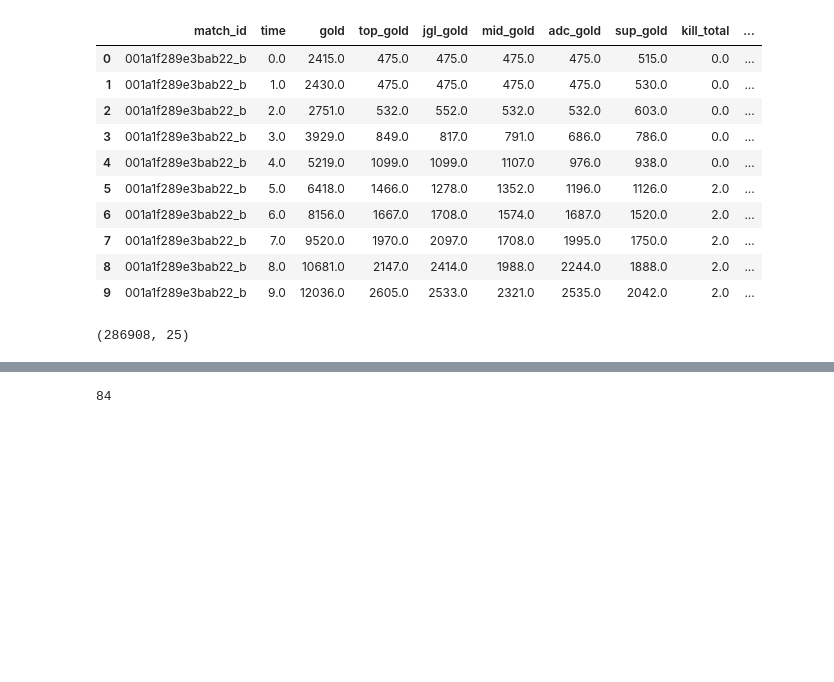
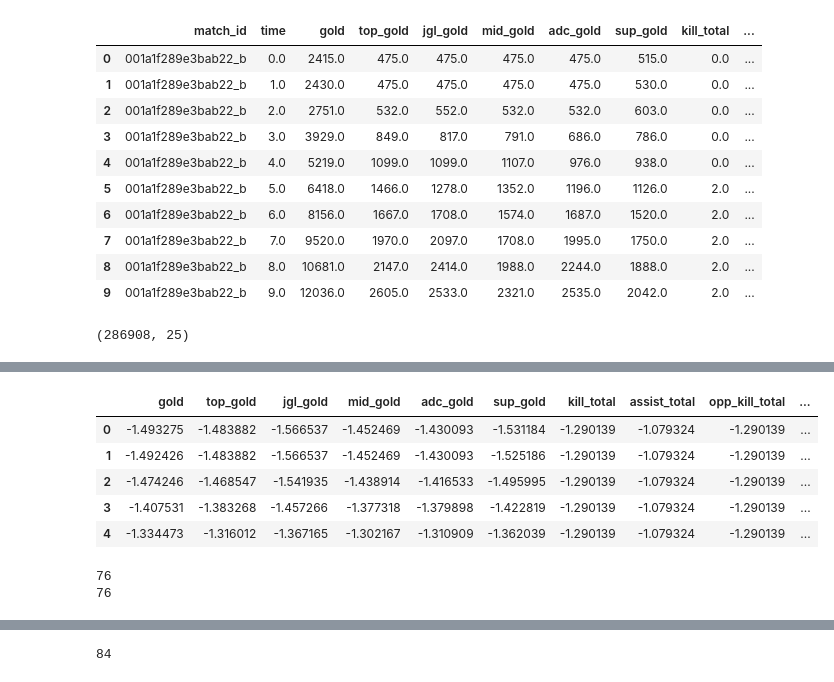
Before and after one commit to MPhillips55/Capstone_Project_2_League_of_Legends, a Jupyter notebook: Machine_Learning/data_formatting_for_neural_network.ipynb, the cells around one changed output, grey strips where cells are left out. Saved outputs shown, nothing was run; the diff lists cells and outputs as text; code cells hidden in the pictures; blank space fills up the shorter version.

```diff
--- a/Machine_Learning/data_formatting_for_neural_network.ipynb
+++ b/Machine_Learning/data_formatting_for_neural_network.ipynb
@@ -62,0 +65,24 @@ dfs = df.head(38).copy()
+# %%
+cols_scale = ['gold', 'top_gold', 'jgl_gold', 'mid_gold', 'adc_gold', 'sup_gold', 'kill_total',
+ 'assist_total', 'opp_kill_total', 'opp_assist_total', 'r_inhib_count', 'r_baron_count', 'r_tower_count',
+ 'r_herald_count', 'r_drag_count', 'b_inhib_count', 'b_baron_count', 'b_tower_count', 'b_herald_count',
+ 'b_dragon_count', 'kda', 'opp_kda']
+# %%
+data = scaler.transform(data)
+# %%
+sdf = pd.DataFrame(data)
+sdf.columns = cols_scale
+sdf.head()
+# %% [output]
+|  | gold | top_gold | jgl_gold | mid_gold | adc_gold | sup_gold | kill_total | assist_total | opp_kill_total | ... |
+| 0 | -1.493275 | -1.483882 | -1.566537 | -1.452469 | -1.430093 | -1.531184 | -1.290139 | -1.079324 | -1.290139 | ... |
+| 1 | -1.492426 | -1.483882 | -1.566537 | -1.452469 | -1.430093 | -1.525186 | -1.290139 | -1.079324 | -1.290139 | ... |
+| 2 | -1.474246 | -1.468547 | -1.541935 | -1.438914 | -1.416533 | -1.495995 | -1.290139 | -1.079324 | -1.290139 | ... |
+| 3 | -1.407531 | -1.383268 | -1.457266 | -1.377318 | -1.379898 | -1.422819 | -1.290139 | -1.079324 | -1.290139 | ... |
+| 4 | -1.334473 | -1.316012 | -1.367165 | -1.302167 | -1.310909 | -1.362039 | -1.290139 | -1.079324 | -1.290139 | ... |
+# %%
+print(len(sdf))
+print(len(ho_df))
+# %% [output]
+76
+76
```
Also changed, not shown: parts of 24 cells of this notebook.
